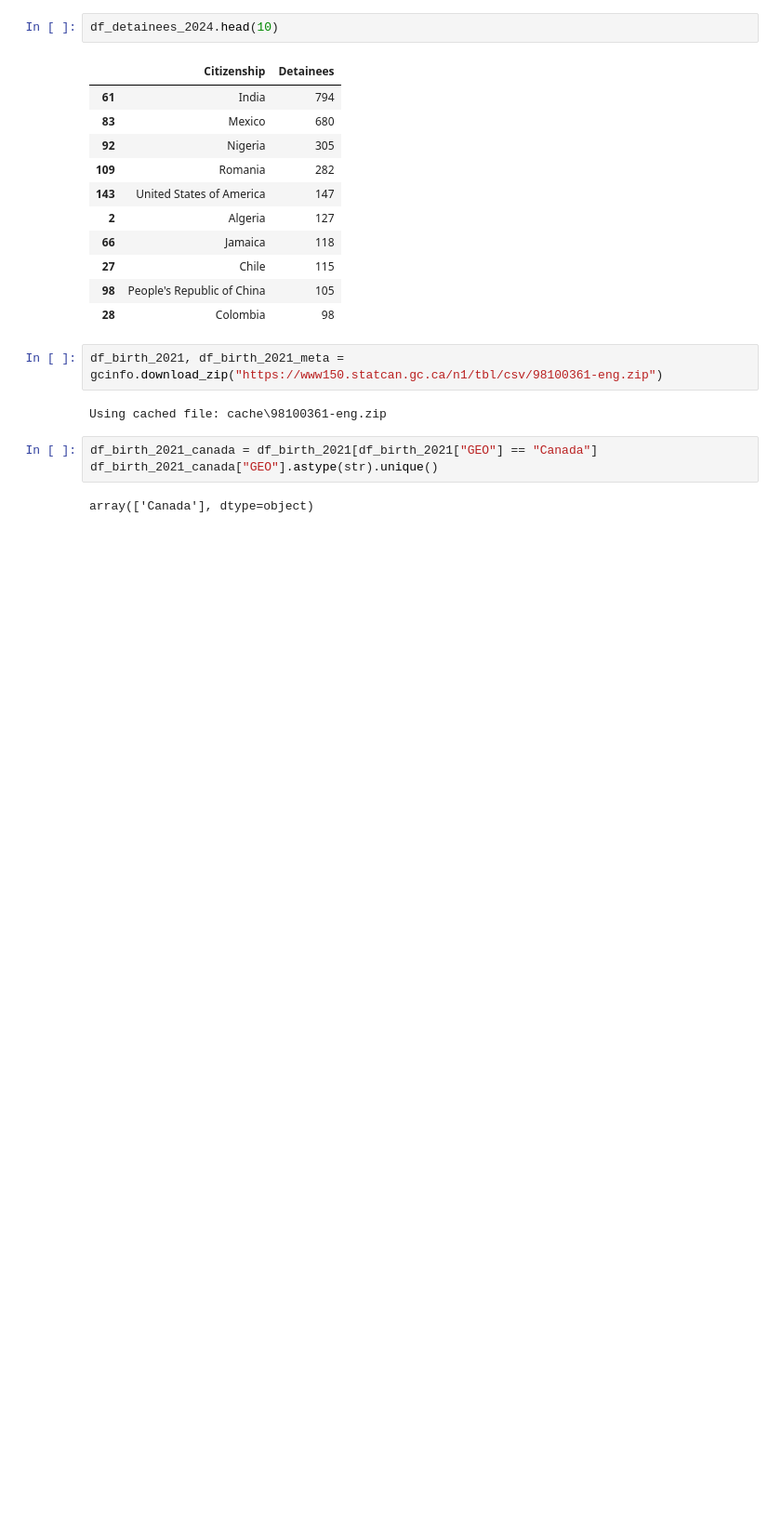
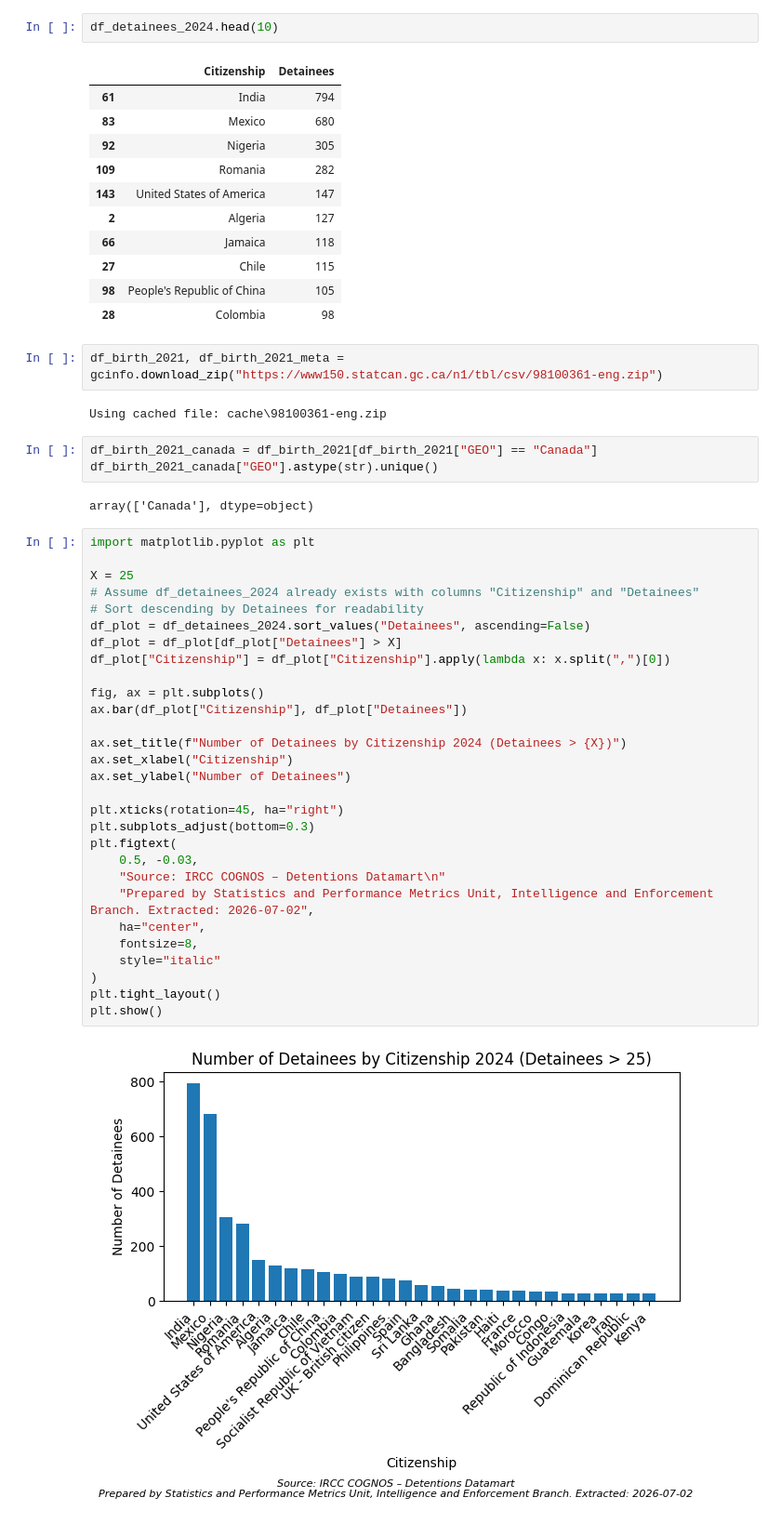
Before and after one commit to yrmo/gcinfo, a Jupyter notebook: detainees-by-country-of-citizenship-2024.ipynb, the cells around one changed output. Shown at 93% size. Drawn from its saved outputs; the diff is of its cells as text; blank space fills up the shorter version.

Commit message:
Add plot of number of detainees by citizenship 2024

```diff
--- a/detainees-by-country-of-citizenship-2024.ipynb
+++ b/detainees-by-country-of-citizenship-2024.ipynb
@@ -203,3 +203,34 @@ df_birth_2021_canada = df_birth_2021[df_birth_2021["GEO"] == "Canada"]
 df_birth_2021_canada["GEO"].astype(str).unique()
 # %% [output]
 array(['Canada'], dtype=object)
+# %%
+import matplotlib.pyplot as plt
+
+X = 25
+# Assume df_detainees_2024 already exists with columns "Citizenship" and "Detainees"
+# Sort descending by Detainees for readability
+df_plot = df_detainees_2024.sort_values("Detainees", ascending=False)
+df_plot = df_plot[df_plot["Detainees"] > X]
+df_plot["Citizenship"] = df_plot["Citizenship"].apply(lambda x: x.split(",")[0])
+
+fig, ax = plt.subplots()
+ax.bar(df_plot["Citizenship"], df_plot["Detainees"])
+
+ax.set_title(f"Number of Detainees by Citizenship 2024 (Detainees > {X})")
+ax.set_xlabel("Citizenship")
+ax.set_ylabel("Number of Detainees")
+
+plt.xticks(rotation=45, ha="right")
+plt.subplots_adjust(bottom=0.3)
+plt.figtext(
+    0.5, -0.03,
+    "Source: IRCC COGNOS – Detentions Datamart\n"
+    "Prepared by Statistics and Performance Metrics Unit, Intelligence and Enforcement Branch. Extracted: 2026-07-02",
+    ha="center",
+    fontsize=8,
+    style="italic"
+)
+plt.tight_layout()
+plt.show()
+# %% [output]
+[figure, added]
```
